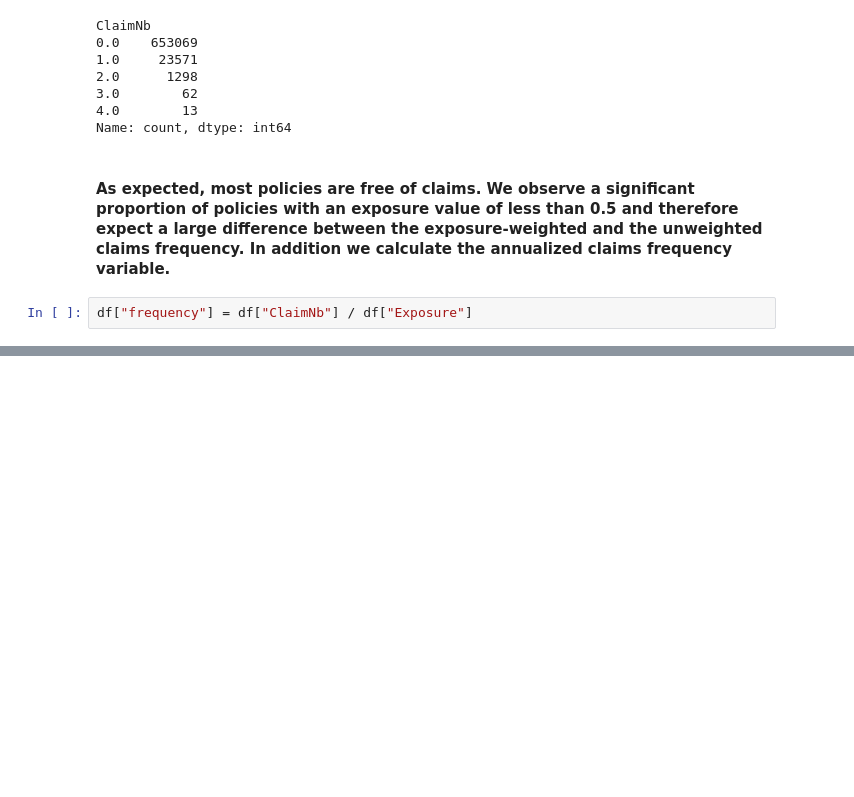
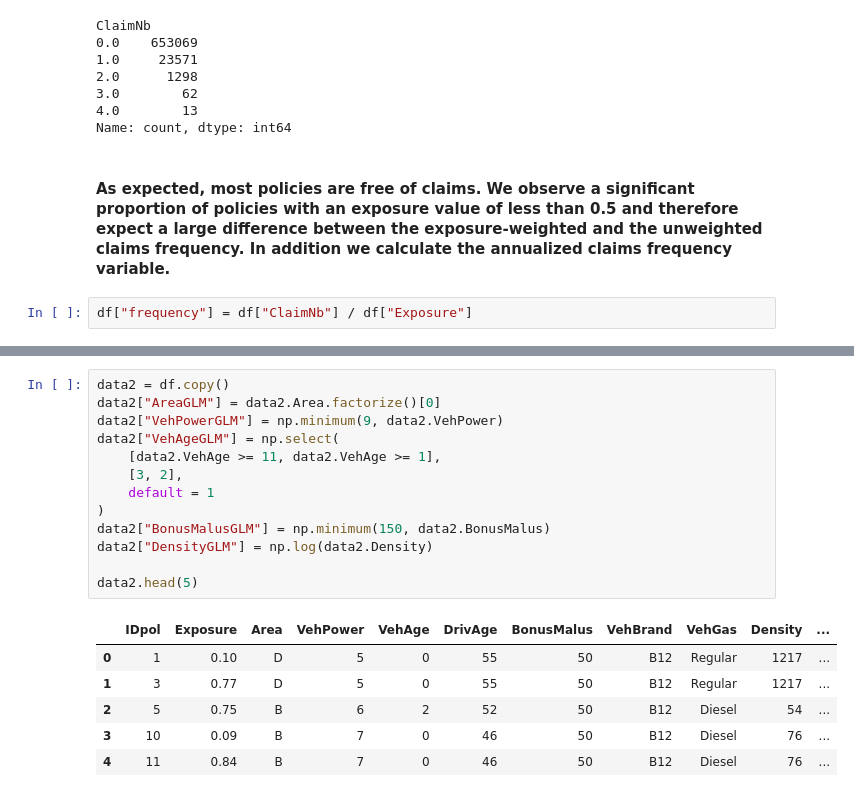
Before and after one commit to Pavan-jangid-here/ML-Projects, a Jupyter notebook: 5. French Motor Claims/Claim Frequency Modeling.ipynb, the cells around one changed output, grey strips where cells are left out. Cells and saved outputs as stored; diff of their text form; blank space fills up the shorter version.

```diff
--- a/5. French Motor Claims/Claim Frequency Modeling.ipynb
+++ b/5. French Motor Claims/Claim Frequency Modeling.ipynb
@@ -182,0 +213,20 @@ Text(0.5, 0.98, 'Modified Claims Frequency')
+# %%
+data2 = df.copy()
+data2["AreaGLM"] = data2.Area.factorize()[0]
+data2["VehPowerGLM"] = np.minimum(9, data2.VehPower)
+data2["VehAgeGLM"] = np.select(
+    [data2.VehAge >= 11, data2.VehAge >= 1],
+    [3, 2],
+    default = 1
+)
+data2["BonusMalusGLM"] = np.minimum(150, data2.BonusMalus)
+data2["DensityGLM"] = np.log(data2.Density)
+
+data2.head(5)
+# %% [output]
+|  | IDpol | Exposure | Area | VehPower | VehAge | DrivAge | BonusMalus | VehBrand | VehGas | Density | ... |
+| 0 | 1 | 0.10 | D | 5 | 0 | 55 | 50 | B12 | Regular | 1217 | ... |
+| 1 | 3 | 0.77 | D | 5 | 0 | 55 | 50 | B12 | Regular | 1217 | ... |
+| 2 | 5 | 0.75 | B | 6 | 2 | 52 | 50 | B12 | Diesel | 54 | ... |
+| 3 | 10 | 0.09 | B | 7 | 0 | 46 | 50 | B12 | Diesel | 76 | ... |
+| 4 | 11 | 0.84 | B | 7 | 0 | 46 | 50 | B12 | Diesel | 76 | ... |
```
Also changed, not shown: parts of 12 cells of this notebook, 4 other files.
